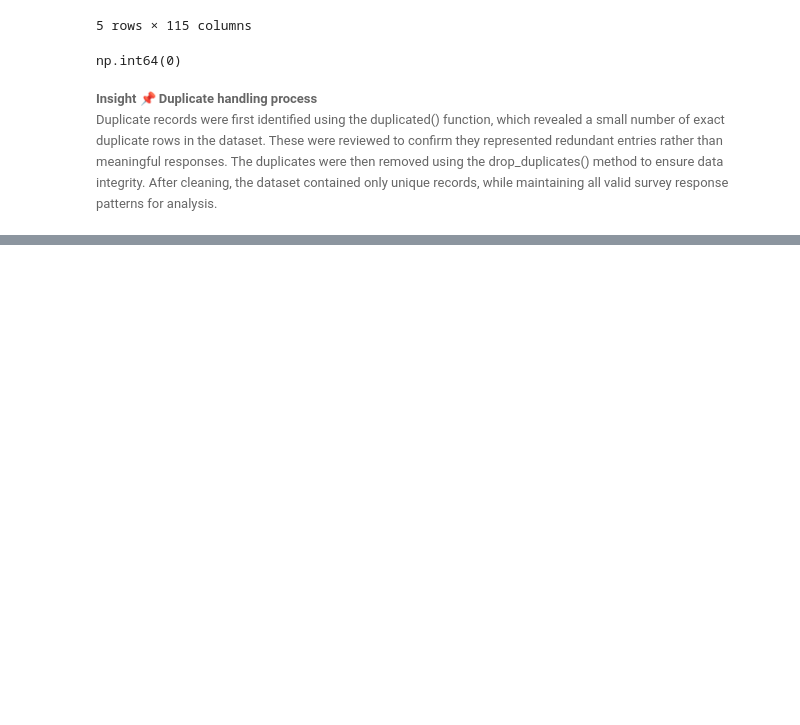
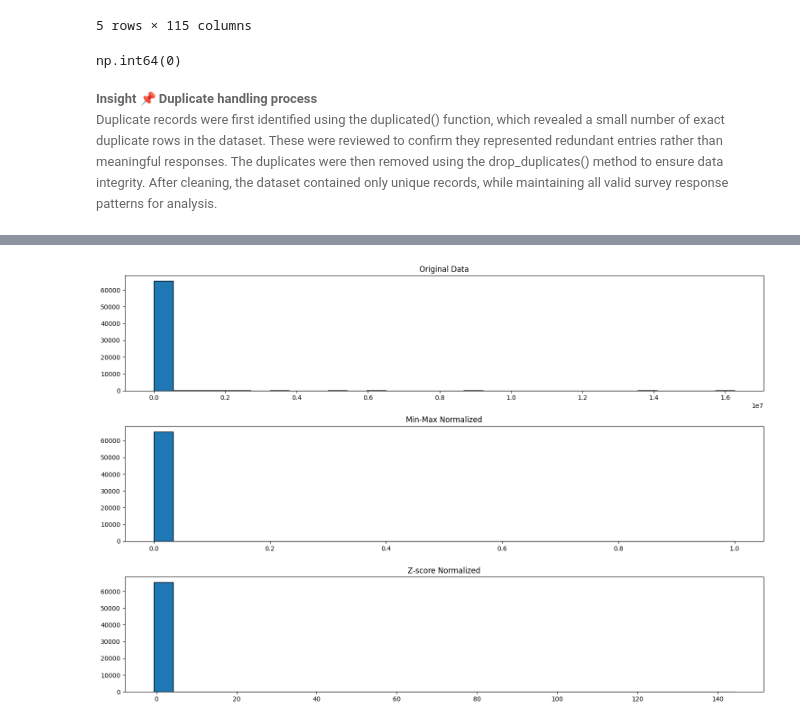
Before and after one commit to dev-evelin/ibm-data-analyst-capstone, a Jupyter notebook: notebooks/02_data_wrangling.ipynb, the cells around one changed output, grey strips where cells are left out. Saved outputs shown, nothing was run; the diff lists cells and outputs as text; code cells hidden in the pictures; blank space fills up the shorter version.

```diff
--- a/notebooks/02_data_wrangling.ipynb
+++ b/notebooks/02_data_wrangling.ipynb
@@ -249,0 +643,2 @@ Duplicate records were first identified using the duplicated() function, which r
+# %%
+df["CompTotal"] = df["CompTotal"].fillna(df["CompTotal"].median())
@@ -249,0 +650,7 @@ Duplicate records were first identified using the duplicated() function, which r
+# %%
+df["ConvertedCompYearly_Normalized"] = (
+    df["ConvertedCompYearly"] - df["ConvertedCompYearly"].min()
+) /  (
+    df["ConvertedCompYearly"].max() - df["ConvertedCompYearly"].min()
+)
+df[["ConvertedCompYearly", "ConvertedCompYearly_Normalized"]].head(5)
@@ -249,0 +664,9 @@ Duplicate records were first identified using the duplicated() function, which r
+# %%
+df["ConvertedCompYearly_Z"] = (
+    df["ConvertedCompYearly"] - df["ConvertedCompYearly"].mean()
+) / df["ConvertedCompYearly"].std()
+# %%
+df["ConvertedCompYearly_Z"] = (
+    df["ConvertedCompYearly"] - df["ConvertedCompYearly"].mean()
+) / df["ConvertedCompYearly"].std()
+df["ConvertedCompYearly_Z"].unique()
@@ -249,0 +691,19 @@ Duplicate records were first identified using the duplicated() function, which r
+# %%
+plt.figure(figsize=(15,10))
+
+plt.subplot(3,1,1)
+plt.hist(df["ConvertedCompYearly"], bins=30, edgecolor="black")
+plt.title("Original Data")
+
+plt.subplot(3,1,2)
+plt.hist(df["ConvertedCompYearly_Normalized"], bins=30, edgecolor="black")
+plt.title("Min-Max Normalized")
+
+plt.subplot(3,1,3)
+plt.hist(df["ConvertedCompYearly_Z"], bins=30, edgecolor="black")
+plt.title("Z-score Normalized")
+
+plt.tight_layout()
+plt.show()
+# %% [output]
+[figure, added]
```
Also changed, not shown: parts of 69 cells of this notebook.
